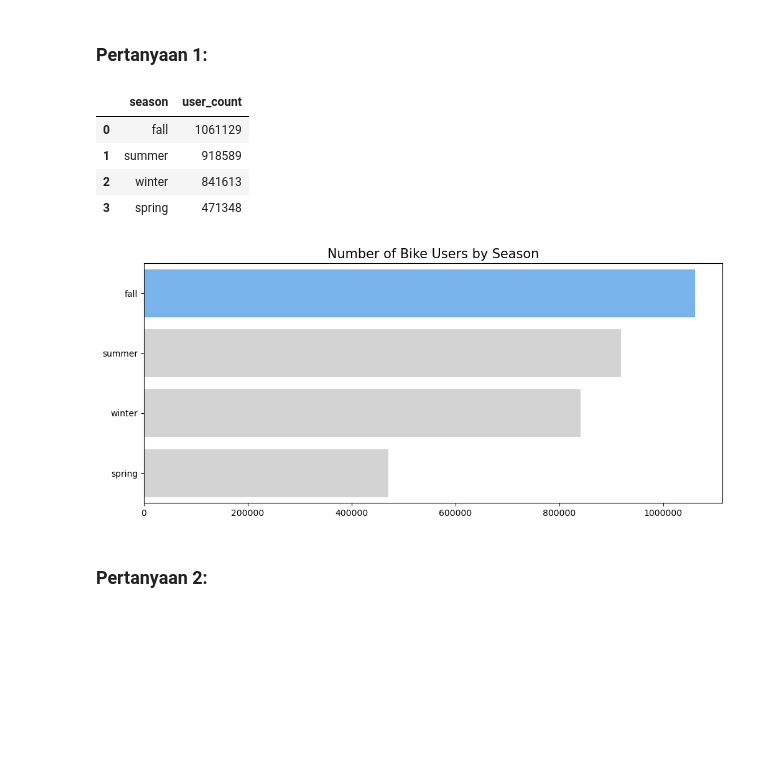
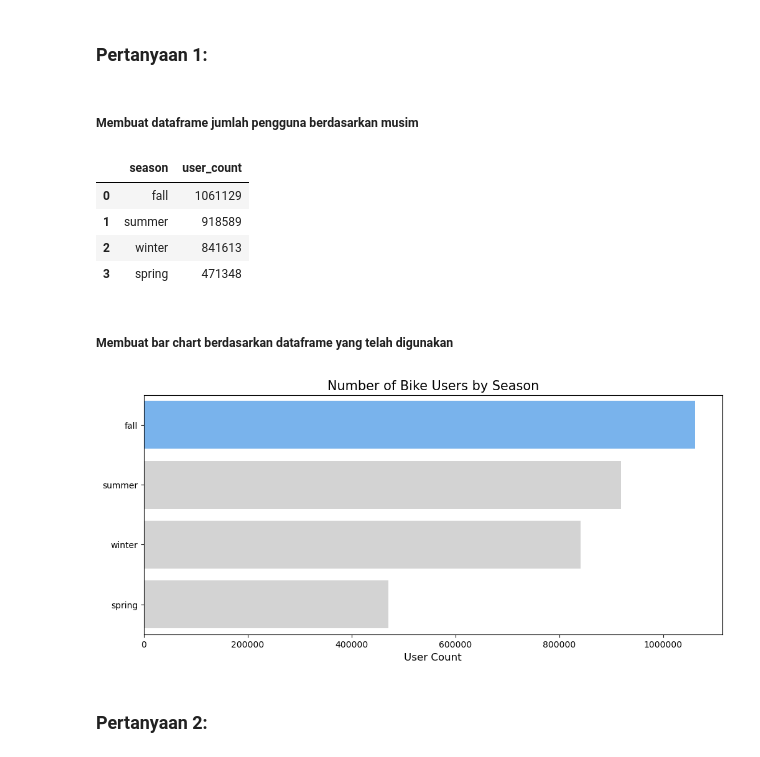
Before and after one commit to mdyustisia/Bike_Sharing_Analysis, a Jupyter notebook: Proyek_Analisis_Data.ipynb, the cells around one changed output. Drawn from its saved outputs; the diff is of its cells as text; code cells hidden in the pictures; blank space fills up the shorter version.

```diff
--- a/Proyek_Analisis_Data.ipynb
+++ b/Proyek_Analisis_Data.ipynb
@@ -188,6 +194,8 @@ Name: cnt, dtype: int64
 ## Visualization & Explanatory Analysis
 # %% [markdown]
 ### Pertanyaan 1:
+# %% [markdown]
+##### Membuat dataframe jumlah pengguna berdasarkan musim
 # %%
 seasonal_users = day_df.groupby("season").cnt.sum().sort_values(ascending=False).reset_index()
 seasonal_users.rename(columns={
@@ -200,23 +208,25 @@ seasonal_users
 | 1 | summer | 918589 |
 | 2 | winter | 841613 |
 | 3 | spring | 471348 |
+# %% [markdown]
+##### Membuat bar chart berdasarkan dataframe yang telah digunakan
 # %%
 plt.figure(figsize=(12, 5))
 colors = ["#66B3FF", "#D3D3D3", "#D3D3D3", "#D3D3D3"]
 
 sns.barplot(
     x="user_count",
     y="season",
     data=seasonal_users,
     palette=colors
 )
 
 plt.title("Number of Bike Users by Season", loc="center", fontsize=15)
 plt.ylabel(None)
-plt.xlabel(None)
+plt.xlabel('User Count', fontsize=12)
 plt.ticklabel_format(style='plain', axis='x')
 plt.show()
 # %% [output]
-[figure, old version]
+[figure, new version]
 # %% [markdown]
 ### Pertanyaan 2:
```
Also changed, not shown: parts of 11 cells of this notebook.
